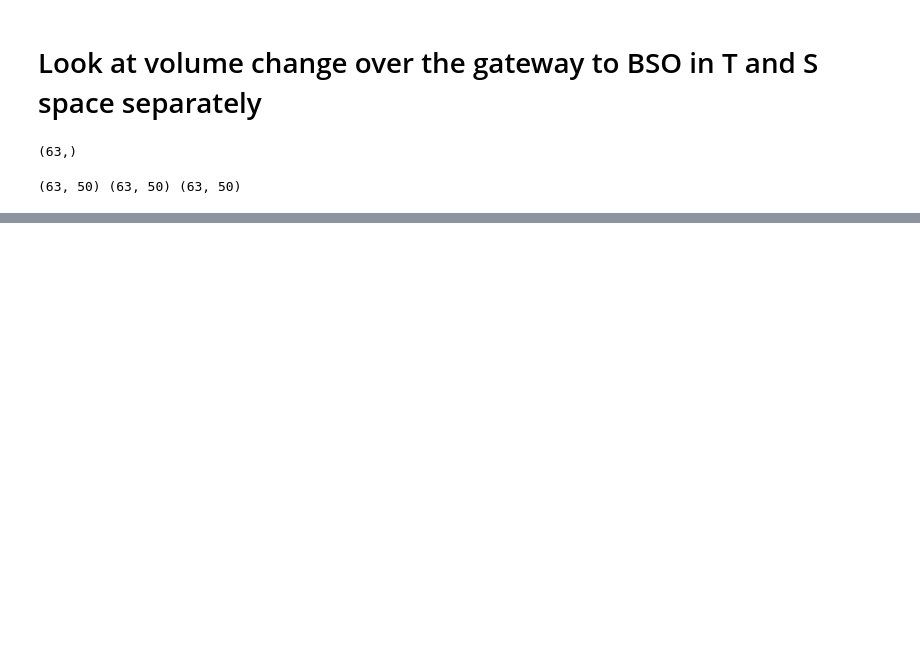
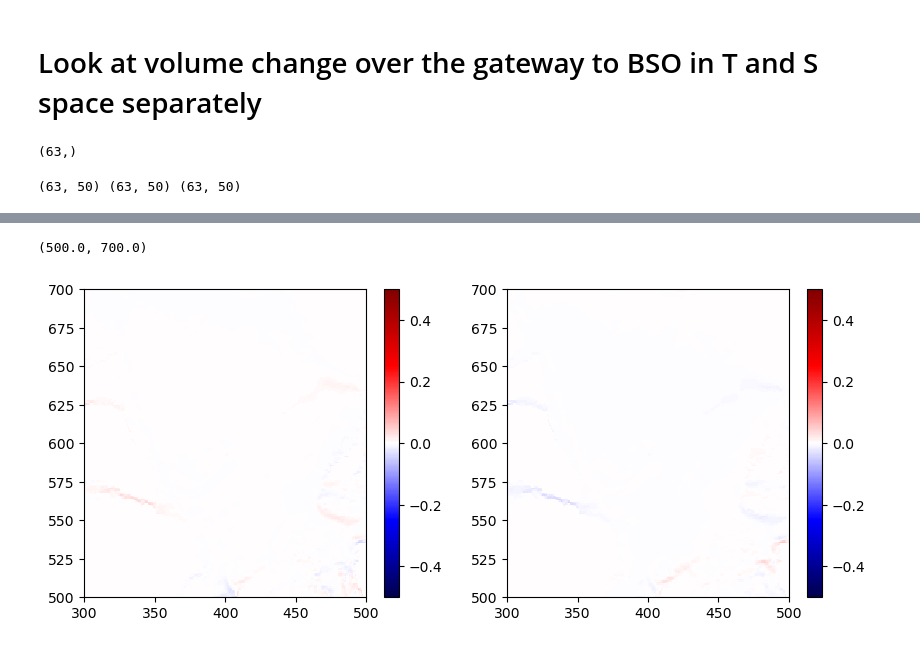
Before and after one commit to margaretmurakami/crios_backups, a Jupyter notebook: ASTE_270/Pemberton/VolumeExchangeDemo.ipynb, the cells around one changed output, grey strips where cells are left out. Saved outputs shown, nothing was run; the diff lists cells and outputs as text; code cells hidden in the pictures; blank space fills up the shorter version.

```diff
--- a/ASTE_270/Pemberton/VolumeExchangeDemo.ipynb
+++ b/ASTE_270/Pemberton/VolumeExchangeDemo.ipynb
@@ -1129,0 +1296,22 @@ plt.savefig(path + gate + "pemberton_fig7_2014_v2.png",dpi=300)
+# %%
+mygrid['DRF'].shape
+mygrid['DYG'].shape
+cell_area_test = drf3d * dyg3d   # m^2
+# %%
+# sanity check for above
+fig = plt.figure()
+
+ax = plt.subplot(121)
+cb = ax.pcolormesh(ADVx_THo[0][5]/1e6,cmap='seismic',vmin=-.5,vmax=.5)
+plt.colorbar(cb)
+ax.set_xlim(300,500)
+ax.set_ylim(500,700)
+
+ax = plt.subplot(122)
+cb = ax.pcolormesh(Uo[0][5] * get_aste_tracer(cell_area_test,nfx,nfy)[0] / 1e6,cmap='seismic',vmin=-.5,vmax=.5)
+plt.colorbar(cb)
+ax.set_xlim(300,500)
+ax.set_ylim(500,700)
+# %% [output]
+(500.0, 700.0)
+[figure, added]
```
Also changed, not shown: parts of 21 cells of this notebook, 5 other files.
